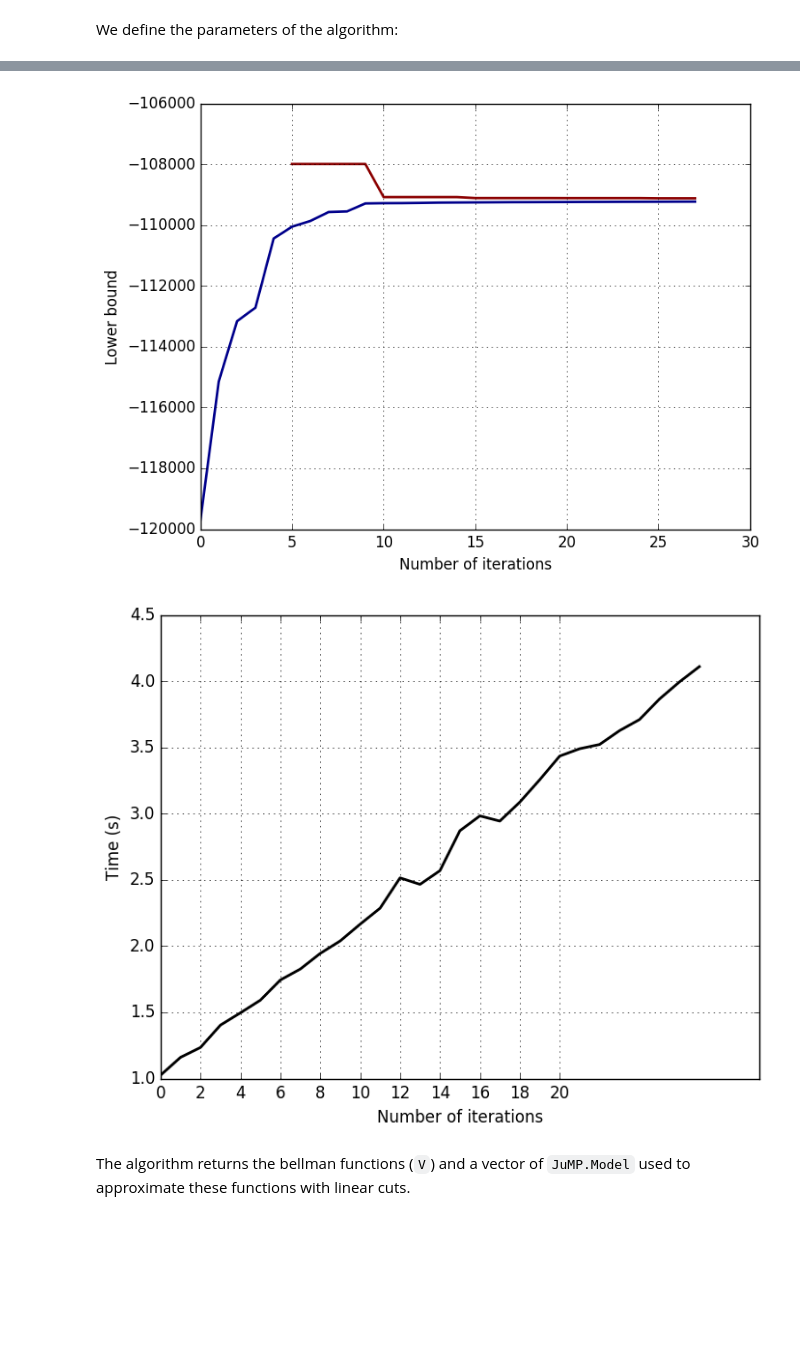
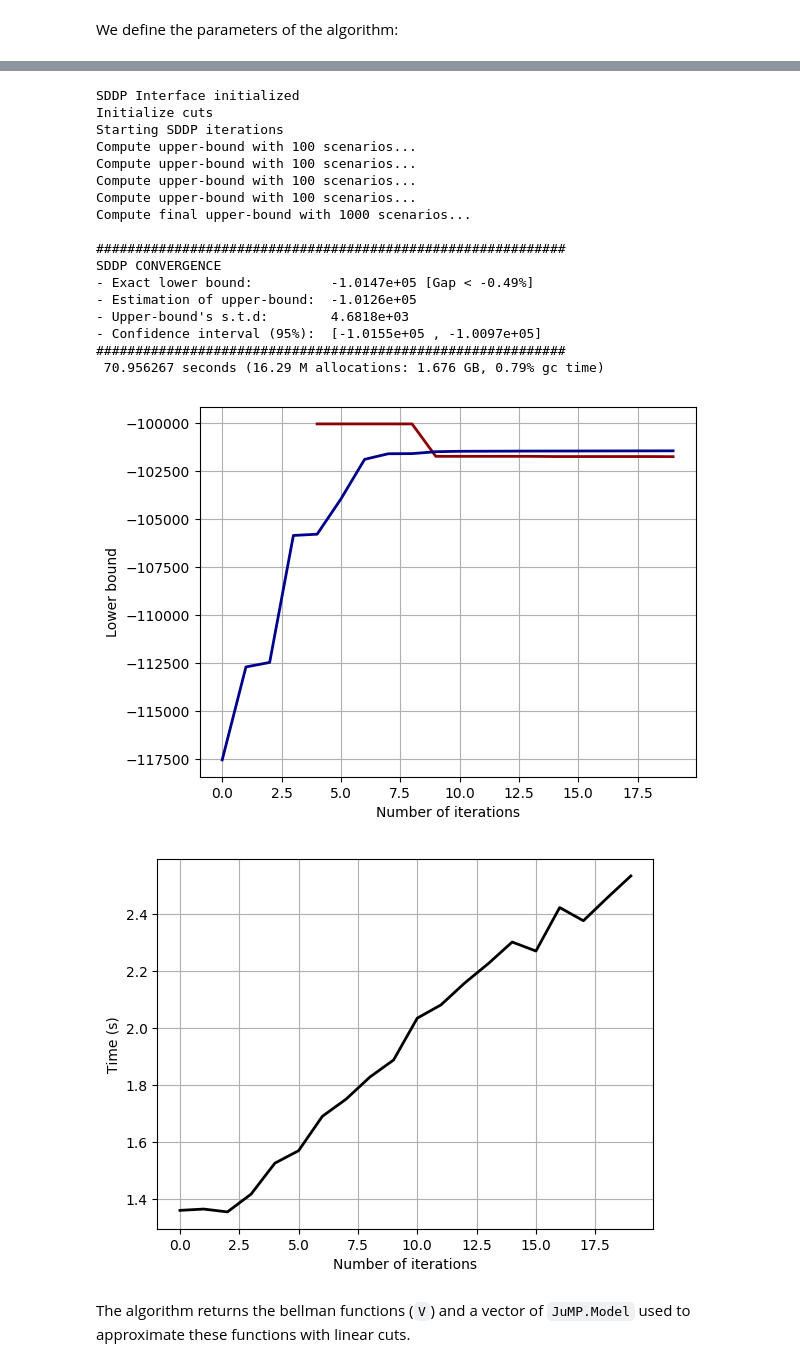
Before and after one commit to EdwardAngelino/StochDP-notebooks, a Jupyter notebook: notebooks/damsvalley.ipynb, the cells around one changed output, grey strips where cells are left out. Drawn from its saved outputs; the diff is of its cells as text; code cells hidden in the pictures; blank space fills up the shorter version.

```diff
--- a/notebooks/damsvalley.ipynb
+++ b/notebooks/damsvalley.ipynb
@@ -194,7 +195,7 @@ aleas = generate_probability_laws(10);
 We define the bounds over the state and the control:
 # %%
 x_bounds = [(VOLUME_MIN, VOLUME_MAX), (VOLUME_MIN, VOLUME_MAX)];
-u_bounds = [(CONTROL_MIN, CONTROL_MAX), (CONTROL_MIN, CONTROL_MAX), (0, Inf), (0, Inf)];
+u_bounds = [(CONTROL_MIN, CONTROL_MAX), (CONTROL_MIN, CONTROL_MAX), (0, 100), (0, 100)];
 # %% [markdown]
 and the initial position $X_0$:
 # %%
@@ -231,14 +232,14 @@ solver = ClpSolver()
 # Set tolerance at 0.1% for convergence:
 EPSILON = 0.001
 # Maximum iterations:
-MAX_ITER = 50
+MAX_ITER = 20
 
 
 params = SDDPparameters(solver,
                         passnumber=10,
                         gap=EPSILON,
                         compute_ub=5,
-                        montecarlo_in_iter=1000,
+                        montecarlo_in_iter=100,
                         max_iterations=MAX_ITER);
 # %% [markdown]
 ---
@@ -268,23 +249,44 @@ Estimation of cost of the solution (fiability 95%):-109803.755 +/- 2713.2531
+# %%
+# this function build a SDDPInterface object, and run SDDP onto it. Then, it renders `sddp`
+sddp = @time solve_SDDP(model, params, 1);
+# %% [output]
+SDDP Interface initialized
+Initialize cuts
+Starting SDDP iterations
+Compute upper-bound with 100 scenarios...
+Compute upper-bound with 100 scenarios...
+Compute upper-bound with 100 scenarios...
+Compute upper-bound with 100 scenarios...
+Compute final upper-bound with 1000 scenarios...
+
+############################################################
+SDDP CONVERGENCE
+- Exact lower bound:          -1.0147e+05 [Gap < -0.49%]
+- Estimation of upper-bound:  -1.0126e+05
+- Upper-bound's s.t.d:        4.6818e+03
+- Confidence interval (95%):  [-1.0155e+05 , -1.0097e+05]
+############################################################
+ 70.956267 seconds (16.29 M allocations: 1.676 GB, 0.79% gc time)
 # %%
 # We plot evolution of lower-bound:
 
-plot(stats.upper_bounds, lw=2, c="darkred", lw=2)
+plot(sddp.stats.upper_bounds, lw=2, c="darkred", lw=2)
 
-plot(stats.lower_bounds, lw=2, c="darkblue", lw=2)
+plot(sddp.stats.lower_bounds, lw=2, c="darkblue", lw=2)
 grid()
 xlabel("Number of iterations")
 ylabel("Lower bound");
 # %% [output]
-[figure, old version]
+[figure, new version]
 # %%
 # and evolution of execution time:
-plot(stats.exectime, lw=2, c="k")
+plot(sddp.stats.exectime, lw=2, c="k")
 grid()
-xticks(0:2:20, 0:2:20)
+
 xlabel("Number of iterations")
 ylabel("Time (s)");
 # %% [output]
-[figure, old version]
+[figure, new version]
 # %% [markdown]
 The algorithm returns the bellman functions (`V`) and a vector of `JuMP.Model` used to approximate these functions with linear cuts.
 # %% [markdown]
```
Also changed, not shown: parts of 13 cells of this notebook.
